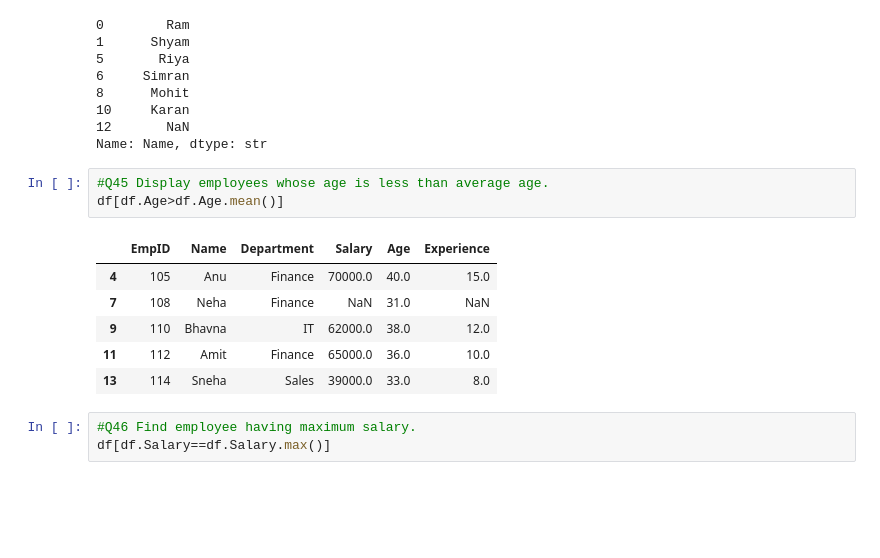
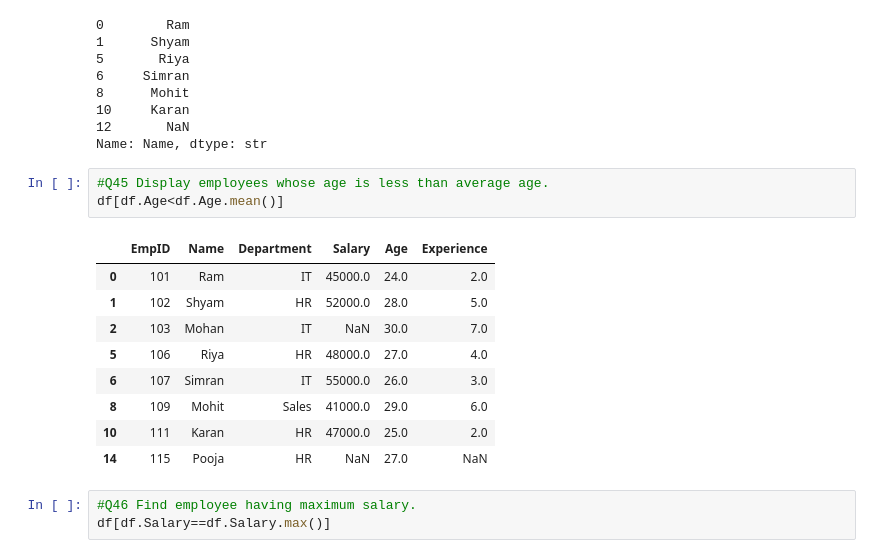
Before and after one commit to Aakashtyagi9889/Python-Assignment-Croma-, a Jupyter notebook: Jupyter Notebook LocalComputer/Assignment1.ipynb, the cells around one changed output. Drawn from its saved outputs; the diff is of its cells as text; blank space fills up the shorter version.

```diff
--- a/Jupyter Notebook LocalComputer/Assignment1.ipynb
+++ b/Jupyter Notebook LocalComputer/Assignment1.ipynb
@@ -412,14 +406,17 @@ df.Name[(df.Salary<60000) & (df.Salary>40000)]
 Name: Name, dtype: str
 # %%
 #Q45 Display employees whose age is less than average age.
-df[df.Age>df.Age.mean()]
+df[df.Age<df.Age.mean()]
 # %% [output]
 |  | EmpID | Name | Department | Salary | Age | Experience |
-| 4 | 105 | Anu | Finance | 70000.0 | 40.0 | 15.0 |
-| 7 | 108 | Neha | Finance | NaN | 31.0 | NaN |
-| 9 | 110 | Bhavna | IT | 62000.0 | 38.0 | 12.0 |
-| 11 | 112 | Amit | Finance | 65000.0 | 36.0 | 10.0 |
-| 13 | 114 | Sneha | Sales | 39000.0 | 33.0 | 8.0 |
+| 0 | 101 | Ram | IT | 45000.0 | 24.0 | 2.0 |
+| 1 | 102 | Shyam | HR | 52000.0 | 28.0 | 5.0 |
+| 2 | 103 | Mohan | IT | NaN | 30.0 | 7.0 |
+| 5 | 106 | Riya | HR | 48000.0 | 27.0 | 4.0 |
+| 6 | 107 | Simran | IT | 55000.0 | 26.0 | 3.0 |
+| 8 | 109 | Mohit | Sales | 41000.0 | 29.0 | 6.0 |
+| 10 | 111 | Karan | HR | 47000.0 | 25.0 | 2.0 |
+| 14 | 115 | Pooja | HR | NaN | 27.0 | NaN |
 # %%
 #Q46 Find employee having maximum salary.
 df[df.Salary==df.Salary.max()]
```
Also changed, not shown: parts of 3 cells of this notebook.
